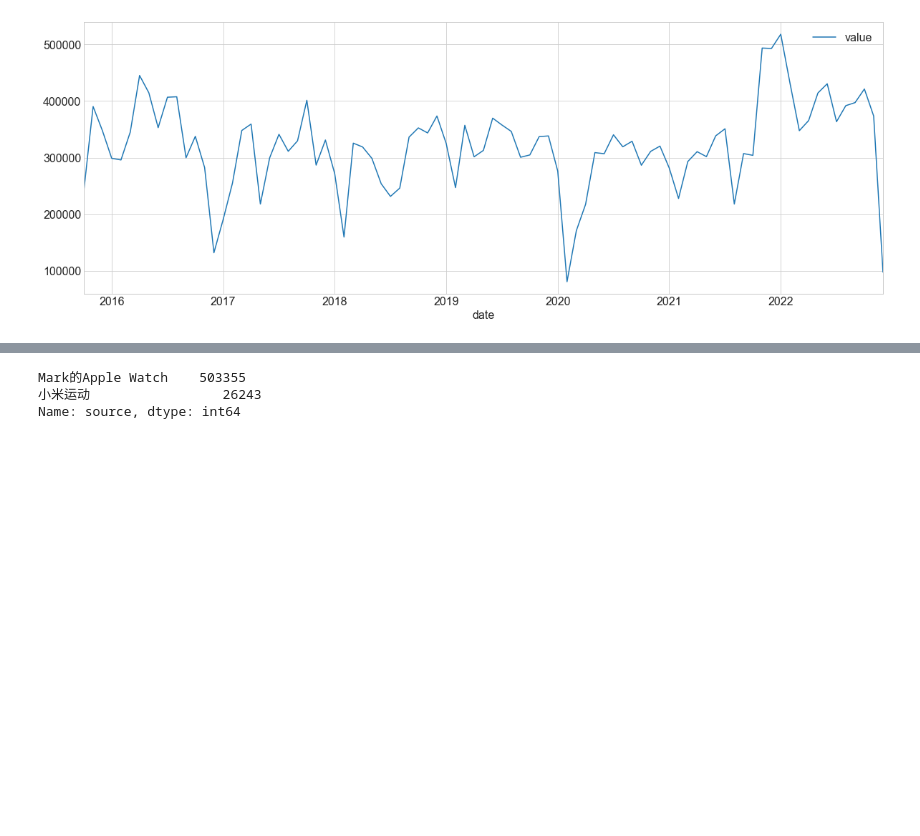
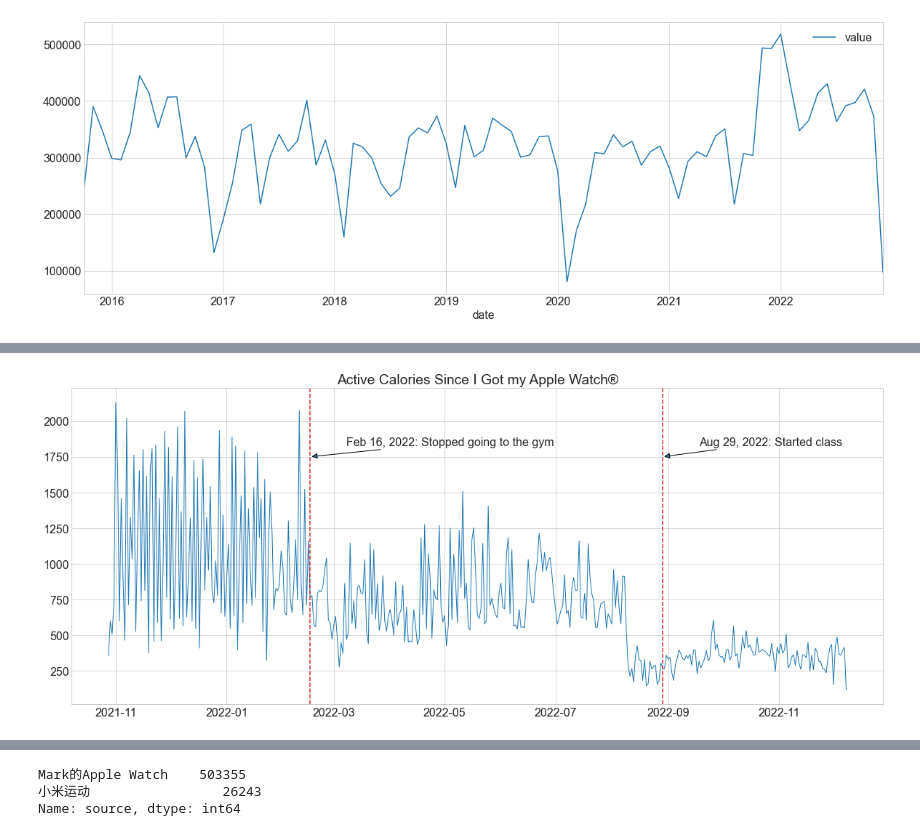
Before and after one commit to markydoug/my_apple_health, a Jupyter notebook: record_explore.ipynb, the cells around one changed output, grey strips where cells are left out. Cells and saved outputs as stored; diff of their text form; code cells hidden in the pictures; blank space fills up the shorter version.

```diff
--- a/record_explore.ipynb
+++ b/record_explore.ipynb
@@ -264,0 +314,12 @@ energy_burned.resample('D')[['value']].sum().plot()
+# %%
+plt.figure(figsize = (20,8))
+plt.plot(energy_burned['2021-10-28':].resample('D')[['value']].sum(), linewidth=1)
+plt.axvline(dt.datetime(2022,2,16), color='tab:red', linestyle= '--')
+plt.annotate('Feb 16, 2022: Stopped going to the gym',(mdates.date2num(dt.datetime(2022,2,16)), 1750), xytext=(50, 15),textcoords='offset points', arrowprops=dict(arrowstyle='-|>'))
+plt.axvline(dt.datetime(2022,8,29), color='tab:red', linestyle= '--')
+plt.annotate('Aug 29, 2022: Started class',(mdates.date2num(dt.datetime(2022,8,29)), 1750), xytext=(50, 15),textcoords='offset points', arrowprops=dict(arrowstyle='-|>'))
+plt.title('Active Calories Since I Got my Apple Watch®')
+
+plt.show()
+# %% [output]
+[figure, added]
```
Also changed, not shown: parts of 27 cells of this notebook.
